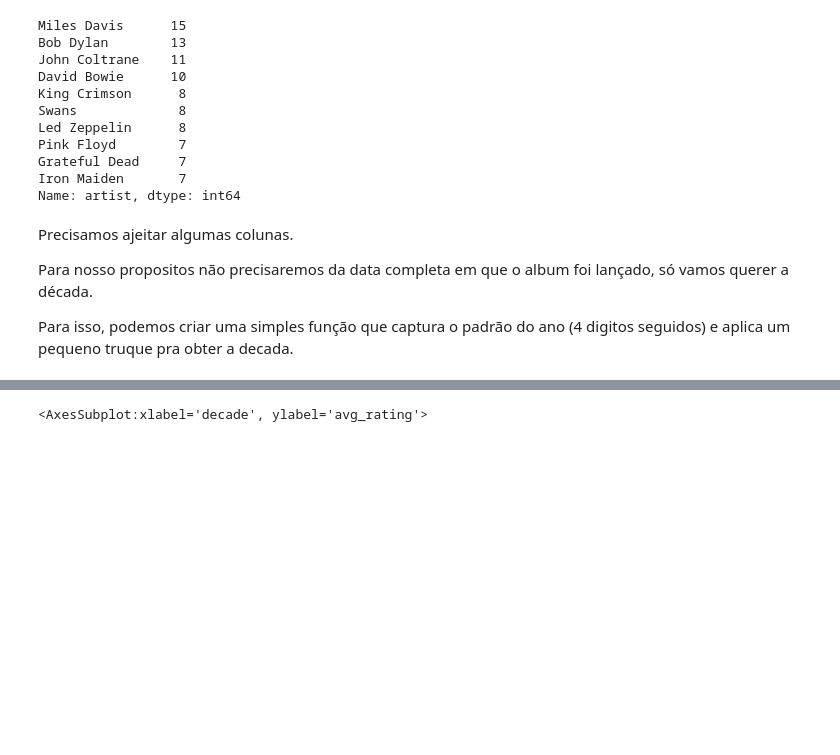
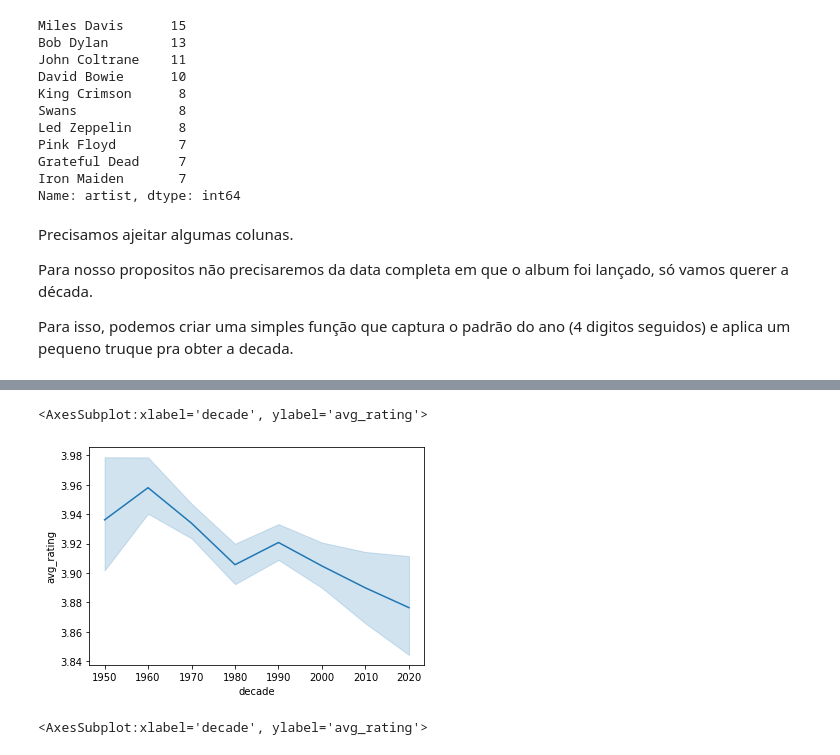
Before and after one commit to silasge/rym-exploratoria, a Jupyter notebook: notebooks/rym_analise_exploratoria.ipynb, the cells around one changed output, grey strips where cells are left out. Cells and saved outputs as stored; diff of their text form; code cells hidden in the pictures; blank space fills up the shorter version.

```diff
--- a/notebooks/rym_analise_exploratoria.ipynb
+++ b/notebooks/rym_analise_exploratoria.ipynb
@@ -80,3 +97,3 @@ rym_df["decade"] = rym_df["release_date"].apply(date_to_decade)
 # %%
-rym_df.head()
+sns.lineplot(x="decade", y="avg_rating", data=rym_df)
 # %% [output]
@@ -89,3 +100,5 @@ rym_df.head()
+<AxesSubplot:xlabel='decade', ylabel='avg_rating'>
+[figure, added]
 # %%
 sns.boxplot(x="decade", y="avg_rating", data=rym_df)
 # %% [output]
```
Also changed, not shown: parts of 21 cells of this notebook.
